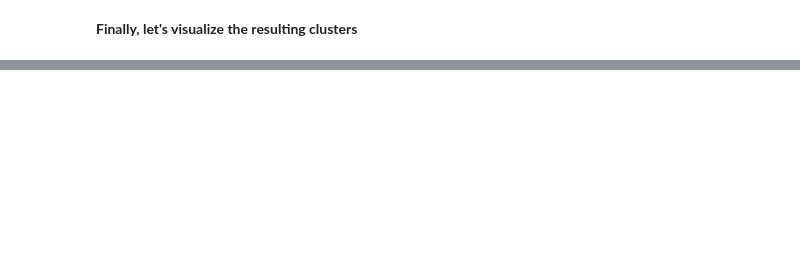
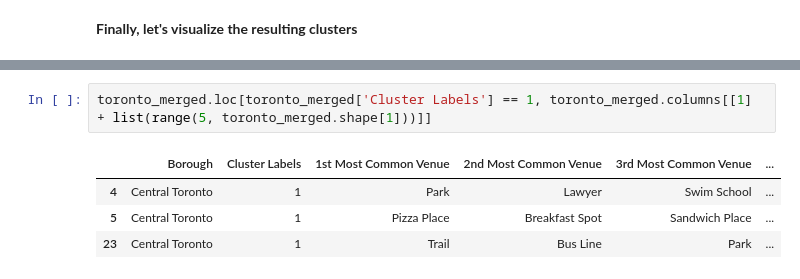
Before and after one commit to Avinashrao10/-Coursera_Capstone, a Jupyter notebook: Segmenting_and_Clustering_Neighborhoods_in_Toronto3.ipynb, the cells around one changed output, grey strips where cells are left out. Saved outputs shown, nothing was run; the diff lists cells and outputs as text; blank space fills up the shorter version.

```diff
--- a/Segmenting_and_Clustering_Neighborhoods_in_Toronto3.ipynb
+++ b/Segmenting_and_Clustering_Neighborhoods_in_Toronto3.ipynb
@@ -481,0 +497,7 @@ map_clusters
+# %%
+toronto_merged.loc[toronto_merged['Cluster Labels'] == 1, toronto_merged.columns[[1] + list(range(5, toronto_merged.shape[1]))]]
+# %% [output]
+|  | Borough | Cluster Labels | 1st Most Common Venue | 2nd Most Common Venue | 3rd Most Common Venue | ... |
+| 4 | Central Toronto | 1 | Park | Lawyer | Swim School | ... |
+| 5 | Central Toronto | 1 | Pizza Place | Breakfast Spot | Sandwich Place | ... |
+| 23 | Central Toronto | 1 | Trail | Bus Line | Park | ... |
```
Also changed, not shown: parts of 11 cells of this notebook.
